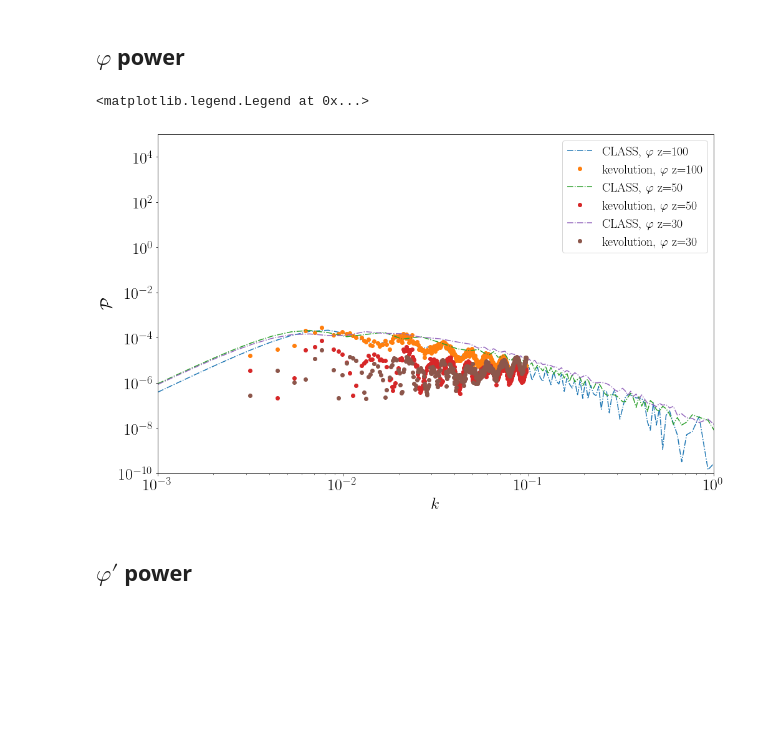
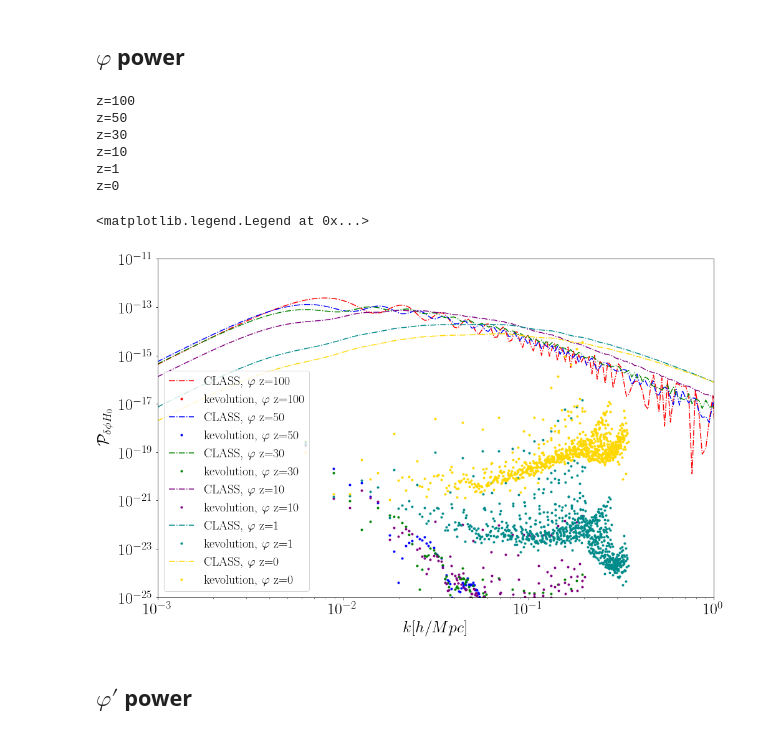
Before and after one commit to FarbodHassani/k-evolution_devel, a Jupyter notebook: Notebooks/kevolution_vs_hiclass.ipynb, the cells around one changed output. Saved outputs shown, nothing was run; the diff lists cells and outputs as text; code cells hidden in the pictures; blank space fills up the shorter version.

```diff
--- a/Notebooks/kevolution_vs_hiclass.ipynb
+++ b/Notebooks/kevolution_vs_hiclass.ipynb
@@ -59,7 +59,7 @@ direct = "./../Data/"
 data['class']['bg'] = np.loadtxt("./../../hi_class_pub_devel//output/kessence_power00_background.dat")
 
 # files=["LP-dt0d01-nKe10","LP-dt0d01-nKe60","Eu-dt0d01-nKe10","Eu-dt0d01-nKe60","RK2-dt0d04-nKe1"]
-files=["RK2"]
+files=["Nbody"]
 
 #############
 ### gevolution #
@@ -67,6 +67,8 @@ files=["RK2"]
 for k in files: #method
     print(k)
     data['Nbody'][k]=np.loadtxt("./../output//Result_avg.txt");
+    data['Nbody_bg'][k]=np.loadtxt("./../output/file__background.dat");
+
 # for i in range(1): #method
 # #     print(k)
 #     data['Nbody'][k]=np.loadtxt("./../output//Result_avg.txt");
@@ -349,7 +233,7 @@ redshift = interp1d(class_file[:,0], class_file[:,2])
 # Power spectra
 # %%
 data = nested_dict(5, list)
-redshift = [100, 50, 30]
+redshift = [100, 50,30, 10, 1, 0]
 
 direct = "./../output/"
 direc_hi = "./../../hi_class_pub_devel/output/"
@@ -375,46 +259,69 @@ plt.figure(figsize=(16,10))
 plt.rc('text', usetex=True)
 font = {'family' : 'normal',
         'weight' : 'bold',
         'size'   : text_size}
 plt.rc('font', **font)
 
 # phi_bar is the output of hiclass background.
 # delta_phi = v_x_smg * (phi_bar_prime/a)
 As=2.215*1.e-9;
 h=0.67556;
 kp=0.05/h;
 ns=0.9619;
 cs2_e3=1.e-7;
 c=2.99792458*1.e5; #Km/s
 Boxsize=320.;
 c_gev=2997.92458; #[100km/s]
 H0_conf_Gev=np.sqrt(Boxsize**2/c**2); #0.10677 rho_crit in Gev=1
 H0=100*h/c; #H0 in 1/Mpc unit. 0.00022593979933110373
 # print("H0[1/Mpc]=100h/c: ",H0);
 w=-0.9;
+
+##### Interpolations:
+phi_smg_interp = interp1d(class_file[:,0], class_file[:,30])
+phi_prime_interp = interp1d(class_file[:,0], class_file[:,31])
+phi_prime_prime_interp = interp1d(class_file[:,0], class_file[:,32])
+H_class_interp = interp1d(class_file[:,0], class_file[:,3])
+
 Normlization=As*(data['class']['tk']["z="+str(100)][:,0]/k_pivot)**(ns-1.);
 
-for i in redshift:
-    k_class = data["class"]["tk"]["z="+str(i)][:,0]
-    tk = data["class"]["tk"]["z="+str(i)][:,5] #* H_class(i)* 1./(1 + i) # vx_smg
-    pk_hiclass = tk**2 * Normlization # What is computed in kev is Hconf * pi
-    plt.plot(k_class,pk_hiclass ,"-.",label=r"CLASS, $\varphi$"+" z="+str(i))
+l=0
+for z in redshift:
+    print("z="+str(z))
+    k_class = data["class"]["tk"]["z="+str(z)][:,0]
+    tk_v_x = data["class"]["tk"]["z="+str(z)][:,5] #* vx_smg
+    tk_v_x_prime = data["class"]["tk"]["z="+str(z)][:,6] # vx_smg_prime
+    a = 1./(1.+z);
+    phi_smg = phi_smg_interp(z)
+    phi_prime = phi_prime_interp(z)
+    phi_prime_prime = phi_prime_prime_interp(z)
 
-    kgev = data["pk"]["pi_k"]["z="+str(i)][:,0]
-    pkgev = data["pk"]["pi_k"]["z="+str(i)][:,1]
-    plt.plot(kgev,pkgev ,"o",label=r"kevolution, $\varphi$"+" z="+str(i))
+    delta_phi = (phi_prime/a) * tk_v_x  ;
 
+    pk_hiclass = delta_phi**2 * Normlization # What is computed in kev is Hconf * pi
+    plt.plot(k_class, pk_hiclass * H_class_interp(0.0)* H_class_interp(0.0) ,"-.",color=ColorsI[l],label=r"CLASS, $\varphi$"+" z="+str(z))
 
-plt.ylabel(r"$\mathcal{P}$")
-plt.xlabel(r"$k$")
+    kgev = data["pk"]["pi_k"]["z="+str(z)][:,0]
+    pkgev = data["pk"]["pi_k"]["z="+str(z)][:,1]
+    plt.plot(kgev, pkgev ,".",color=ColorsI[l],label=r"kevolution, $\varphi$"+" z="+str(z))
+    l=l+1
+
+plt.ylabel(r"$\mathcal{P}_{\delta \phi H_0}$")
+plt.xlabel(r"$k[h/Mpc]$")
 plt.xlim(0.001, 1 )
-plt.ylim(1.e-10, 1.e5)
+plt.ylim(1.e-25, 1.e-11)
 plt.yscale('log')
 plt.xscale('log')
 plt.legend(fontsize=20)
 # %% [output]
-<matplotlib.legend.Legend at 0x...>
+z=100
+z=50
+z=30
+z=10
+z=1
+z=0
+<matplotlib.legend.Legend at 0x...>
-[figure, old version]
+[figure, new version]
 # %% [markdown]
 ## $\varphi'$ power
 # %%
```
Also changed, not shown: parts of 12 cells of this notebook, 7 other files.
